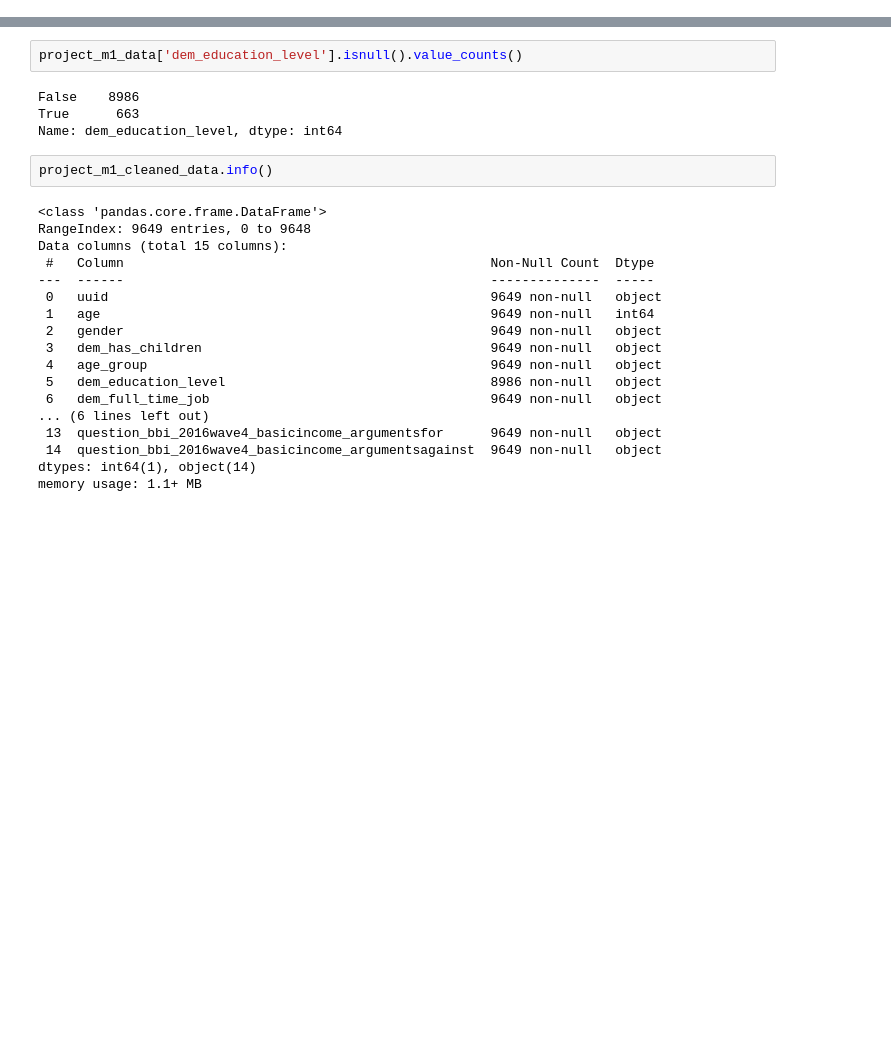
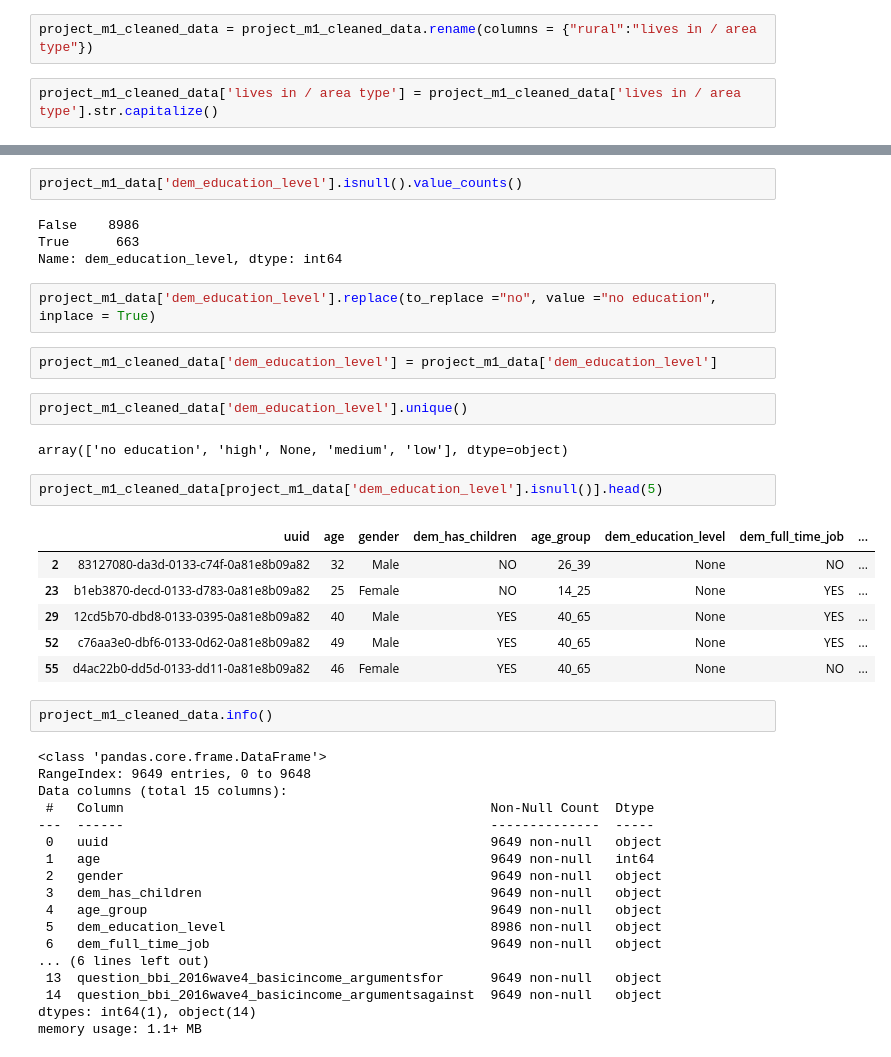
Before and after one commit to manuaq/project_m1, a Jupyter notebook: project_module_1_db_exploration.ipynb, the cells around one changed output, grey strips where cells are left out. Cells and saved outputs as stored; diff of their text form; blank space fills up the shorter version.

```diff
--- a/project_module_1_db_exploration.ipynb
+++ b/project_module_1_db_exploration.ipynb
@@ -287,0 +309,4 @@ array(['countryside', 'urban', 'city', 'Country', 'rural', 'Non-Rural'],
+# %%
+project_m1_cleaned_data = project_m1_cleaned_data.rename(columns = {"rural":"lives in / area type"})
+# %%
+project_m1_cleaned_data['lives in / area type'] = project_m1_cleaned_data['lives in / area type'].str.capitalize()
@@ -303,6 +332,23 @@ project_m1_data['dem_education_level'].isnull().value_counts()
 False    8986
 True      663
 Name: dem_education_level, dtype: int64
+# %%
+project_m1_data['dem_education_level'].replace(to_replace ="no", value ="no education", inplace = True)
+# %%
+project_m1_cleaned_data['dem_education_level'] = project_m1_data['dem_education_level']
+# %%
+project_m1_cleaned_data['dem_education_level'].unique()
+# %% [output]
+array(['no education', 'high', None, 'medium', 'low'], dtype=object)
+# %%
+project_m1_cleaned_data[project_m1_data['dem_education_level'].isnull()].head(5)
+# %% [output]
+|  | uuid | age | gender | dem_has_children | age_group | dem_education_level | dem_full_time_job | ... |
+| 2 | 83127080-da3d-0133-c74f-0a81e8b09a82 | 32 | Male | NO | 26_39 | None | NO | ... |
+| 23 | b1eb3870-decd-0133-d783-0a81e8b09a82 | 25 | Female | NO | 14_25 | None | YES | ... |
+| 29 | 12cd5b70-dbd8-0133-0395-0a81e8b09a82 | 40 | Male | YES | 40_65 | None | YES | ... |
+| 52 | c76aa3e0-dbf6-0133-0d62-0a81e8b09a82 | 49 | Male | YES | 40_65 | None | YES | ... |
+| 55 | d4ac22b0-dd5d-0133-dd11-0a81e8b09a82 | 46 | Female | YES | 40_65 | None | NO | ... |
 # %%
 project_m1_cleaned_data.info()
 # %% [output]
```
Also changed, not shown: parts of 20 cells of this notebook.
